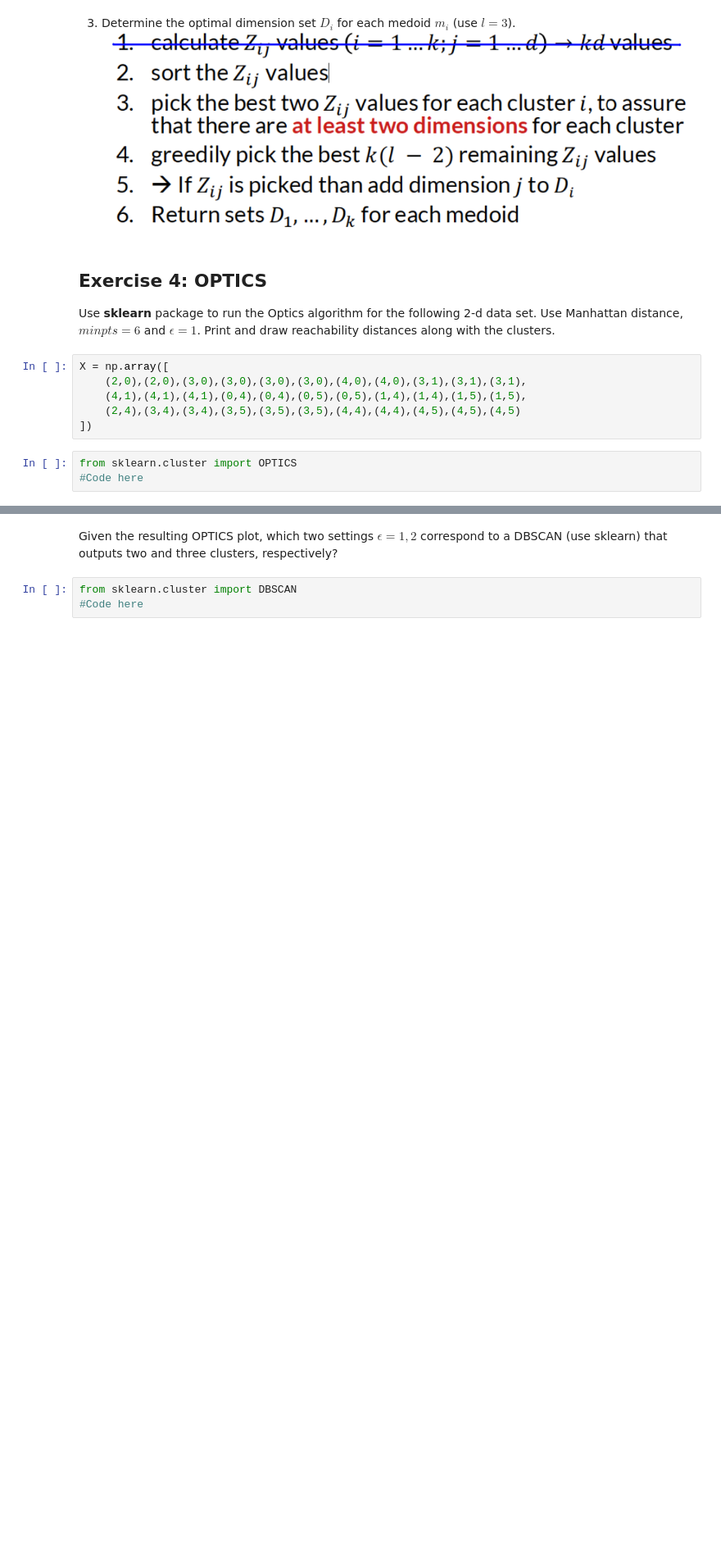
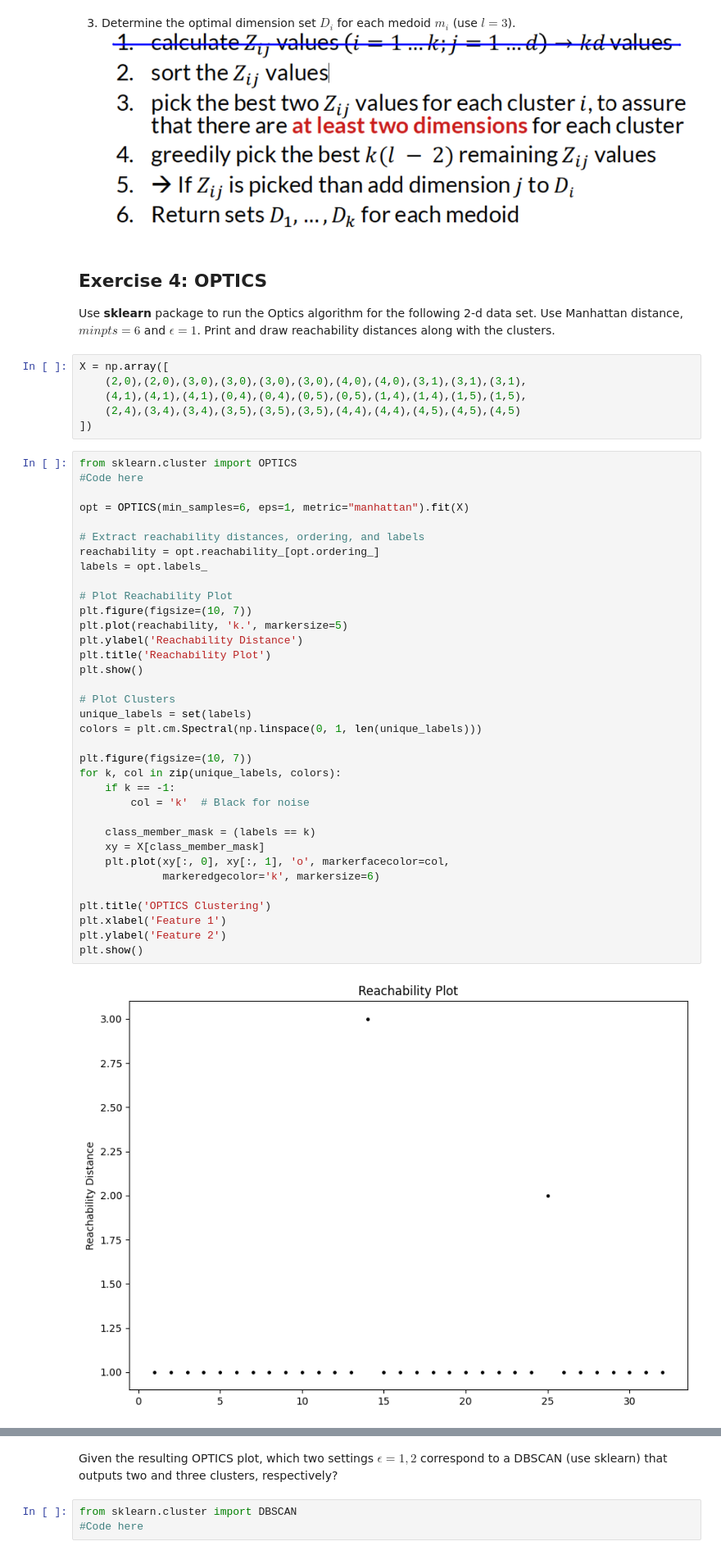
Before and after one commit to jaco6605/dm2025-exercises, a Jupyter notebook: exercises/Week-4-Subspace-Clustering.ipynb, the cells around one changed output, grey strips where cells are left out. Shown: that part at 82% size. Saved outputs shown, nothing was run; the diff lists cells and outputs as text; blank space fills up the shorter version.

```diff
--- a/exercises/Week-4-Subspace-Clustering.ipynb
+++ b/exercises/Week-4-Subspace-Clustering.ipynb
@@ -81,6 +354,40 @@ X = np.array([
     (4,1),(4,1),(4,1),(0,4),(0,4),(0,5),(0,5),(1,4),(1,4),(1,5),(1,5),
     (2,4),(3,4),(3,4),(3,5),(3,5),(3,5),(4,4),(4,4),(4,5),(4,5),(4,5)
 ])
-# %%
-from sklearn.cluster import OPTICS
-#Code here
+# %%
+from sklearn.cluster import OPTICS
+#Code here
+
+opt = OPTICS(min_samples=6, eps=1, metric="manhattan").fit(X)
+
+# Extract reachability distances, ordering, and labels
+reachability = opt.reachability_[opt.ordering_]
+labels = opt.labels_
+
+# Plot Reachability Plot
+plt.figure(figsize=(10, 7))
+plt.plot(reachability, 'k.', markersize=5)
+plt.ylabel('Reachability Distance')
+plt.title('Reachability Plot')
+plt.show()
+
+# Plot Clusters
+unique_labels = set(labels)
+colors = plt.cm.Spectral(np.linspace(0, 1, len(unique_labels)))
+
+plt.figure(figsize=(10, 7))
+for k, col in zip(unique_labels, colors):
+    if k == -1:
+        col = 'k'  # Black for noise
+
+    class_member_mask = (labels == k)
+    xy = X[class_member_mask]
+    plt.plot(xy[:, 0], xy[:, 1], 'o', markerfacecolor=col,
+             markeredgecolor='k', markersize=6)
+
+plt.title('OPTICS Clustering')
+plt.xlabel('Feature 1')
+plt.ylabel('Feature 2')
+plt.show()
+# %% [output]
+[figure, added]
```
Also changed, not shown: parts of 10 cells of this notebook, 1 other file.
